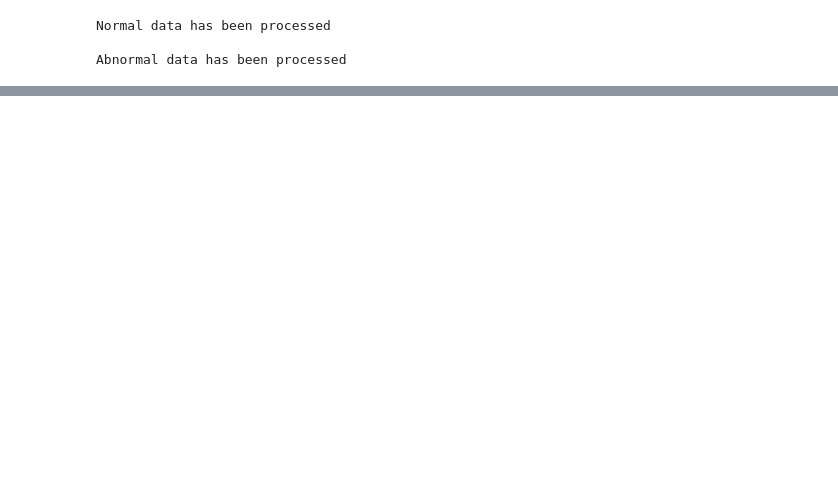
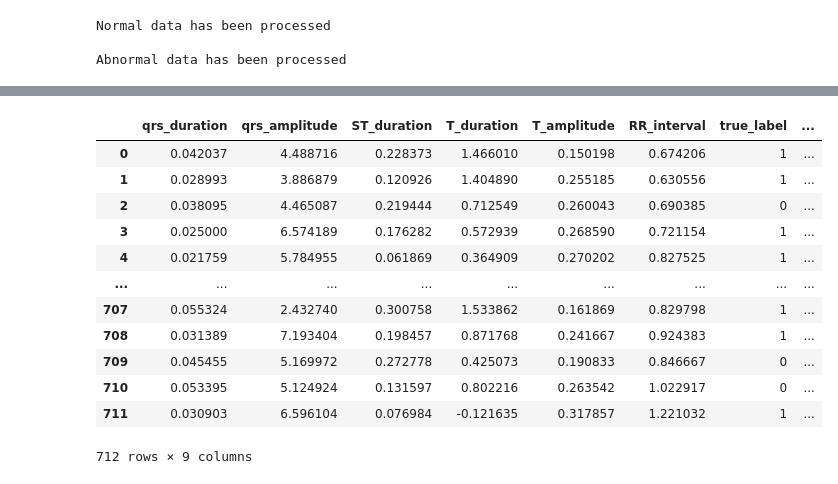
Before and after one commit to OmarNasri/ECG-abnormality-detector, a Jupyter notebook: detector.ipynb, the cells around one changed output, grey strips where cells are left out. Drawn from its saved outputs; the diff is of its cells as text; code cells hidden in the pictures; blank space fills up the shorter version.

```diff
--- a/detector.ipynb
+++ b/detector.ipynb
@@ -350,0 +414,5 @@ plt.scatter(rpeaks, test_ecg[rpeaks], c="r")
+# %%
+"""Initialize dataframe where predictions are added."""
+
+predictions_df = pd.DataFrame(X_unseen, columns=FEATURES)
+predictions_df["true_label"] = y_unseen
@@ -350,0 +485,2 @@ plt.scatter(rpeaks, test_ecg[rpeaks], c="r")
+# %%
+svm_classifier = get_svm_classifier(X_train, y_train)
@@ -350,0 +496,17 @@ plt.scatter(rpeaks, test_ecg[rpeaks], c="r")
+# %%
+svm_predictions = svm_classifier.predict(X_unseen)
+predictions_df["svm_predicted_label"] = svm_predictions
+
+accuracy, precision, recall, f1, conf_matrix = _get_metrics(y_unseen, svm_predictions)
+total_metrics.update(
+    {
+        "SVM-Accuracy": accuracy,
+        "SVM-Precision": precision,
+        "SVM-Recall": recall,
+        "SVM-F1": f1,
+    }
+)
+
+print(
+    f"Accuracy: {accuracy}\nPrecision: {precision}\nRecall: {recall}\nF1: {f1}\nConfusion Matrix:\n{conf_matrix}"
+)
@@ -350,0 +594,4 @@ plt.scatter(rpeaks, test_ecg[rpeaks], c="r")
+# %%
+knn_final = KNeighborsClassifier(n_neighbors=best_k)
+knn_final.fit(X_train, y_train)
+knn_predictions = knn_final.predict(X_unseen)
@@ -350,0 +621,17 @@ plt.scatter(rpeaks, test_ecg[rpeaks], c="r")
+# %%
+predictions_df["k_nn_predicted_label"] = knn_predictions
+predictions_df
+# %% [output]
+|  | qrs_duration | qrs_amplitude | ST_duration | T_duration | T_amplitude | RR_interval | true_label | ... |
+| 0 | 0.042037 | 4.488716 | 0.228373 | 1.466010 | 0.150198 | 0.674206 | 1 | ... |
+| 1 | 0.028993 | 3.886879 | 0.120926 | 1.404890 | 0.255185 | 0.630556 | 1 | ... |
+| 2 | 0.038095 | 4.465087 | 0.219444 | 0.712549 | 0.260043 | 0.690385 | 0 | ... |
+| 3 | 0.025000 | 6.574189 | 0.176282 | 0.572939 | 0.268590 | 0.721154 | 1 | ... |
+| 4 | 0.021759 | 5.784955 | 0.061869 | 0.364909 | 0.270202 | 0.827525 | 1 | ... |
+| ... | ... | ... | ... | ... | ... | ... | ... | ... |
+| 707 | 0.055324 | 2.432740 | 0.300758 | 1.533862 | 0.161869 | 0.829798 | 1 | ... |
+| 708 | 0.031389 | 7.193404 | 0.198457 | 0.871768 | 0.241667 | 0.924383 | 1 | ... |
+| 709 | 0.045455 | 5.169972 | 0.272778 | 0.425073 | 0.190833 | 0.846667 | 0 | ... |
+| 710 | 0.053395 | 5.124924 | 0.131597 | 0.802216 | 0.263542 | 1.022917 | 0 | ... |
+| 711 | 0.030903 | 6.596104 | 0.076984 | -0.121635 | 0.317857 | 1.221032 | 1 | ... |
+712 rows × 9 columns
```
Also changed, not shown: parts of 20 cells of this notebook.
